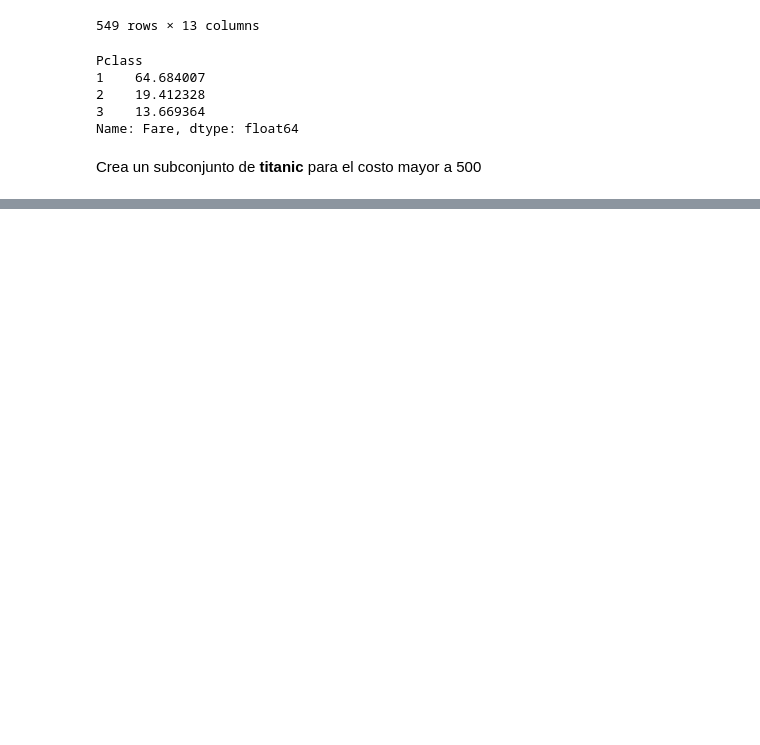
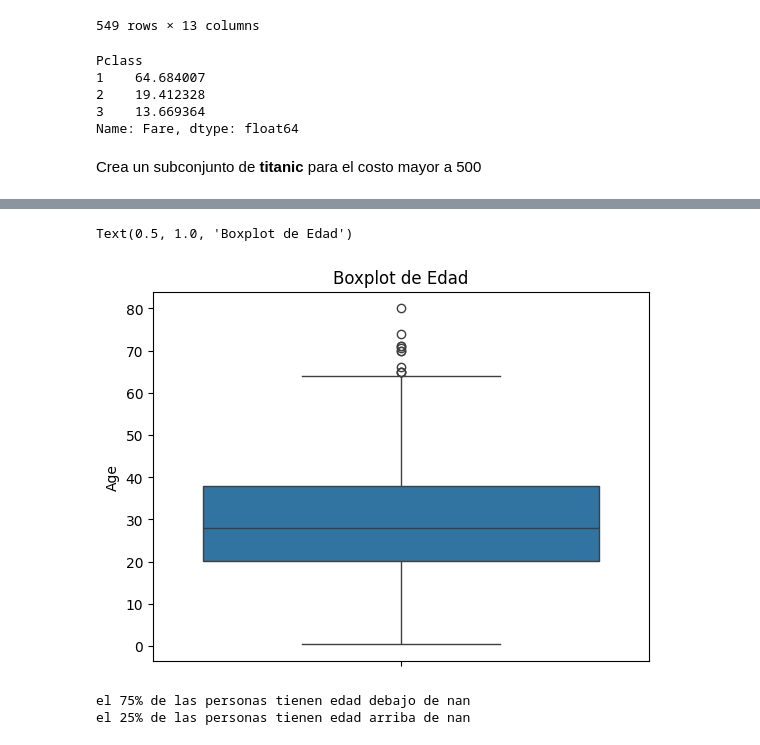
Before and after one commit to IlanNaM/laboratorio_A01412672, a Jupyter notebook: LecturaDatos-Pandas-1.ipynb, the cells around one changed output, grey strips where cells are left out. Cells and saved outputs as stored; diff of their text form; code cells hidden in the pictures; blank space fills up the shorter version.

```diff
--- a/LecturaDatos-Pandas-1.ipynb
+++ b/LecturaDatos-Pandas-1.ipynb
@@ -282,0 +302,13 @@ Crea un subconjunto de **titanic** para el costo mayor a 500
+# %%
+sns.boxplot(titanic["Age"])
+plt.title("Boxplot de Edad")
+# %% [output]
+Text(0.5, 1.0, 'Boxplot de Edad')
+[figure, added]
+# %%
+q1, mediana, q3 = np.percentile(titanic["Age"], [25, 50, 75])
+print("el 75% de las personas tienen edad debajo de", q1)
+print("el 25% de las personas tienen edad arriba de", q3)
+# %% [output]
+el 75% de las personas tienen edad debajo de nan
+el 25% de las personas tienen edad arriba de nan
```
Also changed, not shown: parts of 6 cells of this notebook, 1 other file.
